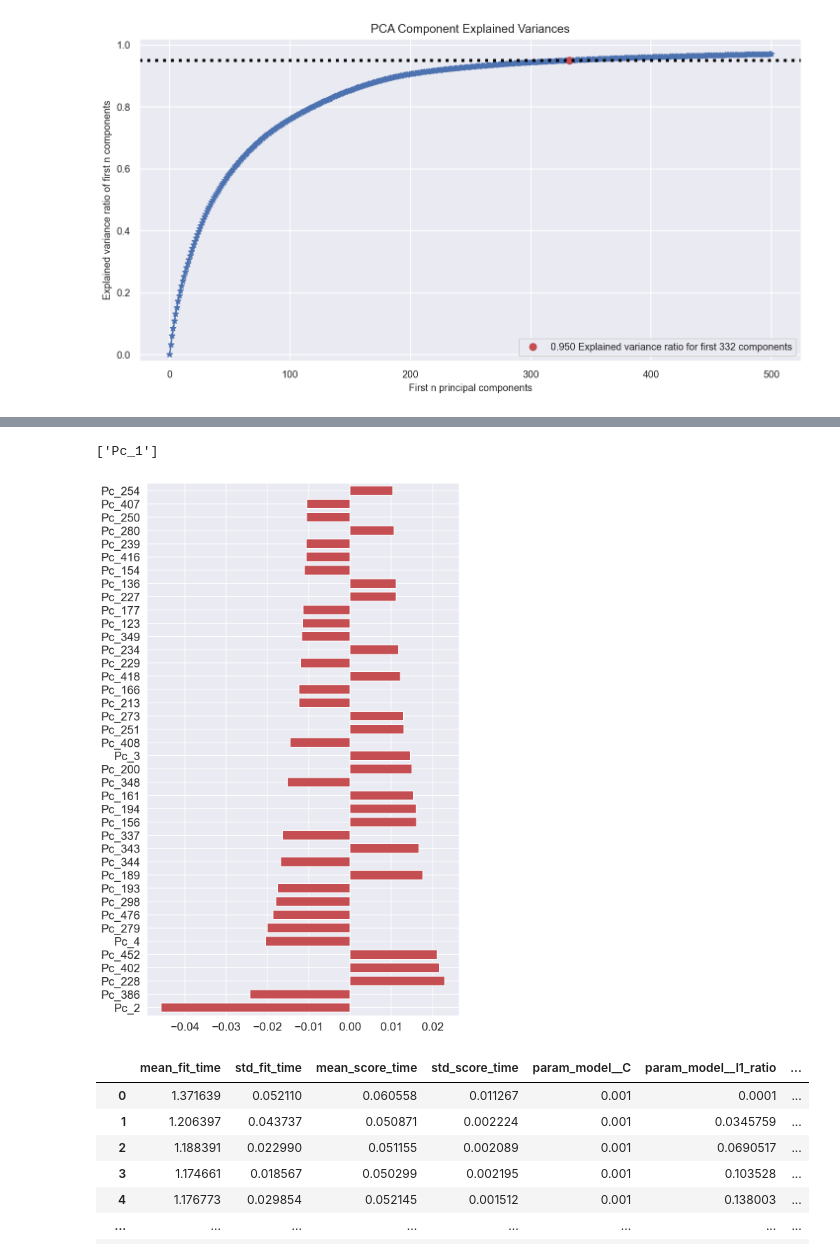
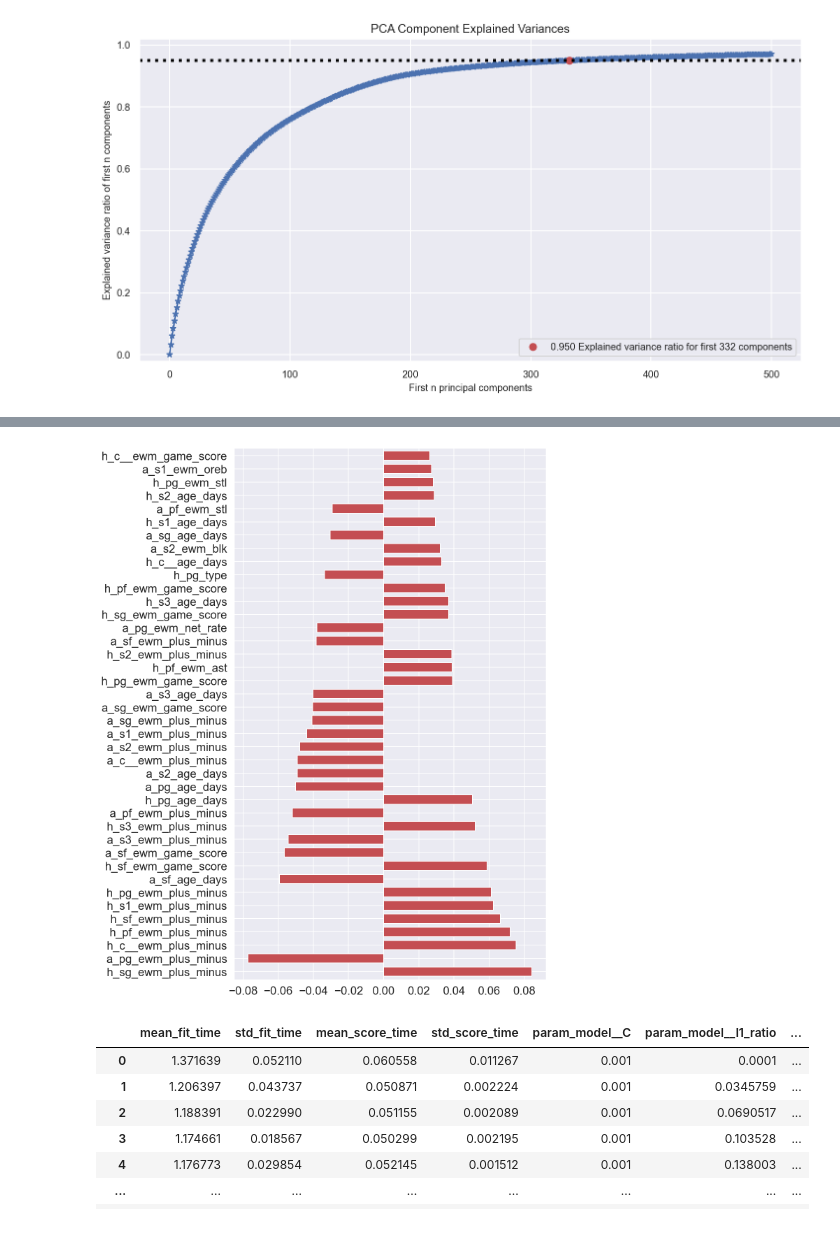
Before and after one commit to finjammin/Capstone-NBA, a Jupyter notebook: Pt4_Modelling/Modelling_LogReg.ipynb, the cells around one changed output, grey strips where cells are left out. Cells and saved outputs as stored; diff of their text form; code cells hidden in the pictures.

```diff
--- a/Pt4_Modelling/Modelling_LogReg.ipynb
+++ b/Pt4_Modelling/Modelling_LogReg.ipynb
@@ -23,7 +23,7 @@ from sklearn.decomposition import PCA
 # home_df = pd.read_csv('../Pt3_Data_processing/home_structured_ewm16.csv')
 # away_df = pd.read_csv('../Pt3_Data_processing/away_structured_ewm16.csv')
 
-df = pd.read_csv('../Pt3_Data_processing/poly_ewm18.csv')
+df = pd.read_csv('../Pt3_Data_processing/home_structured_ewm18_nonadj.csv')
 df.sort_values(by='h_pg_date', inplace=True)
 
 # Turning IDS into categorical variables
@@ -36,7 +36,7 @@ for col in [col for col in df if 'age' in col]:
     df[col] = df[col].apply(lambda x: int(x.replace(' days 00:00:00.000000000','')))
 
 df.drop_duplicates(inplace=True)
-df.drop(columns='Unnamed: 0', inplace=True)
+# df.drop(columns='Unnamed: 0', inplace=True)
 df.columns
 # %% [output]
 Index(['h_pg_date', 'h_pg_season_id', 'h_pg_location', 'h_pg_type',
@@ -137,6 +130,5 @@ X.head()
 # %%
-X.drop(columns=['a_pg_season_id', 'a_pg_location', 'a_pg_type',
-       'a_pg_outcome', 'a_pg_difference', 'a_pg_game_id'], inplace=True)
+X.drop(columns=['a_pg_season_id', 'a_pg_location', 'a_pg_type','a_pg_game_id'], inplace=True)
 
 X.fillna(0, inplace=True)
 
@@ -154,4 +146,4 @@ yC_test = X_test.pop('h_pg_outcome')
 yR_train = X_train.pop('h_pg_difference')
 yR_test = X_test.pop('h_pg_difference')
 
-columns = X_train.columns
+X_train.columns
@@ -182,7 +182,7 @@ del pca
 del scaler
 # %%
 pipe = Pipeline([('scaler', StandardScaler()),
-                ('pca', PCA(n_components=500)),
+                #('pca', PCA(n_components=500)),
                 ('model', LogisticRegression(max_iter=1000000))])
 pipe
 # %% [output]
@@ -190,8 +190,8 @@ Pipeline(steps=[('scaler', StandardScaler()), ('pca', PCA(n_components=500)),
                 ('model', LogisticRegression(max_iter=1000000))])
 # %%
 def log_fit_display(X_train=X_train, X_test=X_test, y_train=yC_train, y_test=yC_test,
-                    pipe=pipe, c_min=0.001,c_max=1, c_space=10,
-                    l1_min=.0001,l1_max=.9999, l1_space=10):
+                    pipe=pipe, c_min=0.001,c_max=1, c_space=20,
+                    l1_min=.0001,l1_max=.9999, l1_space=20):
 
     kf = KFold(n_splits=5, shuffle=True, random_state=42)
 
@@ -281,22 +258,18 @@ array([[-0.00336872,  0.09673397, -0.03029994, -0.08375833, -0.02956172,
-# %%
-[f'Pc_{i}' for i in range(1,len(lr_grid.best_estimator_[2].coef_)+1)]
-# %% [output]
-['Pc_1']
 # %%
-best_coeffs = pd.DataFrame(lr_grid.best_estimator_.steps[2][1].coef_,
-                           columns=[f'Pc_{i}' for i in range(1,len(lr_grid.best_estimator_[2].coef_[0])+1)]).T
+best_coeffs = pd.DataFrame(lr_grid.best_estimator_.steps[1][1].coef_,
+                           columns=X_train.columns).T
 
 best_coeffs.columns = ['coefficients']
 
 best_coeffs['abs_coef'] = best_coeffs.coefficients.apply(abs)
 
 best_coeffs.sort_values(by='abs_coef',
                         ascending=False).head(40)['coefficients'].plot(kind='barh',
                                                                       figsize=(8,14),
                                                                       color='r',
                                                                       width=.7);
 # %% [output]
-[figure, old version]
+[figure, new version]
 # %%
 results
 # %% [output]
```
Also changed, not shown: parts of 13 cells of this notebook, 11 other files.
